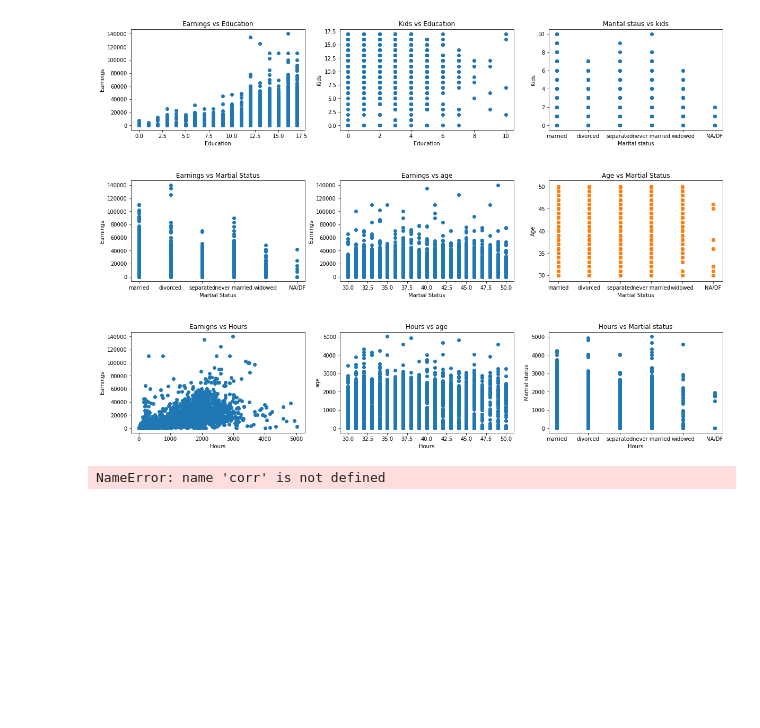
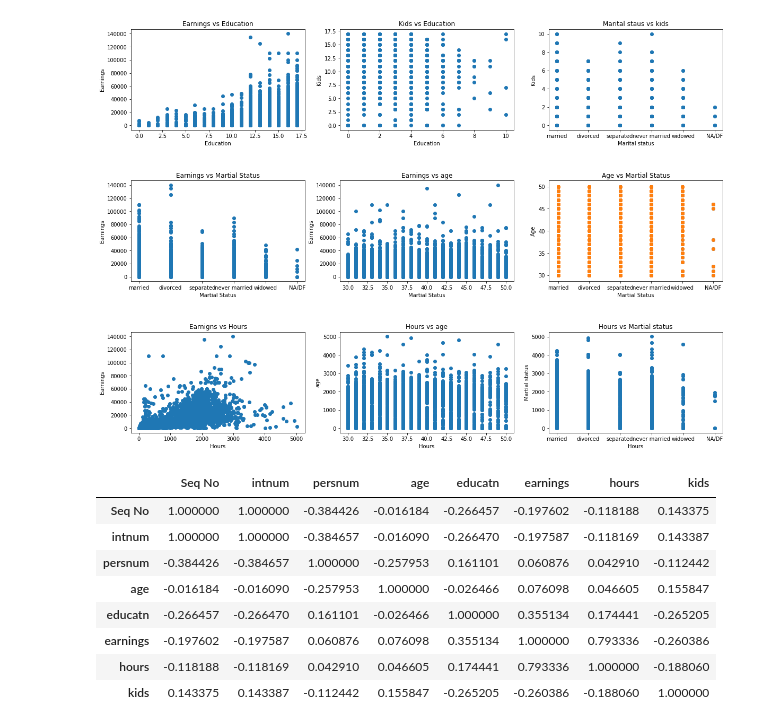
Before and after one commit to crishalm/dataScience-assignment1, a Jupyter notebook: assignment.ipynb, the cells around one changed output. Cells and saved outputs as stored; diff of their text form; code cells hidden in the pictures; blank space fills up the shorter version.

Commit message:
spearman

```diff
--- a/assignment.ipynb
+++ b/assignment.ipynb
@@ -9,7 +9,7 @@ import matplotlib.pyplot as plt
 import math
 %matplotlib inline
 orig = pd.read_csv('PSID.csv')
-orig1 =
+orig1 = pd.read_csv('PSID.csv')
 
 orig.describe()
 # %% [output]
@@ -216,10 +216,18 @@ Adding an axes using the same arguments as a previous axes currently reuses the
 Text(0, 0.5, 'Martial status')
 [figure]
 # %%
-# understand the correlation
-orig.corr((method="spearman"))
+# understand the correlation using spearman correlation coefficiant
+orig1.corr(method="spearman")
 # %% [output]
-NameError: name 'corr' is not defined
+|  | Seq No | intnum | persnum | age | educatn | earnings | hours | kids |
+| Seq No | 1.000000 | 1.000000 | -0.384426 | -0.016184 | -0.266457 | -0.197602 | -0.118188 | 0.143375 |
+| intnum | 1.000000 | 1.000000 | -0.384657 | -0.016090 | -0.266470 | -0.197587 | -0.118169 | 0.143387 |
+| persnum | -0.384426 | -0.384657 | 1.000000 | -0.257953 | 0.161101 | 0.060876 | 0.042910 | -0.112442 |
+| age | -0.016184 | -0.016090 | -0.257953 | 1.000000 | -0.026466 | 0.076098 | 0.046605 | 0.155847 |
+| educatn | -0.266457 | -0.266470 | 0.161101 | -0.026466 | 1.000000 | 0.355134 | 0.174441 | -0.265205 |
+| earnings | -0.197602 | -0.197587 | 0.060876 | 0.076098 | 0.355134 | 1.000000 | 0.793336 | -0.260386 |
+| hours | -0.118188 | -0.118169 | 0.042910 | 0.046605 | 0.174441 | 0.793336 | 1.000000 | -0.188060 |
+| kids | 0.143375 | 0.143387 | -0.112442 | 0.155847 | -0.265205 | -0.260386 | -0.188060 | 1.000000 |
 # %%
 # we can see the highest correlation value is between earnings and hours,
 # but our hyphothesis between earnings and education that has the the second highest value.
```
